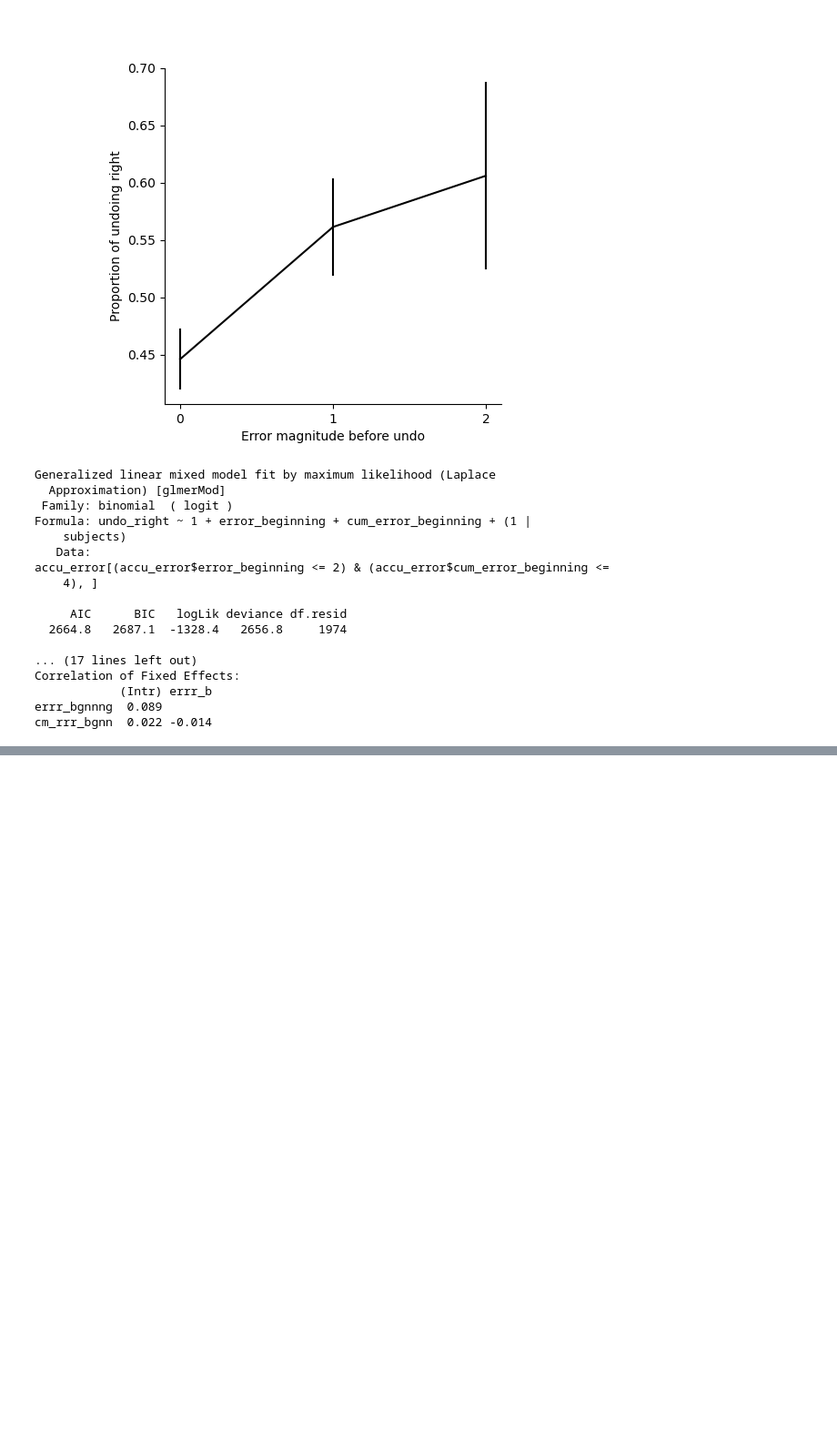
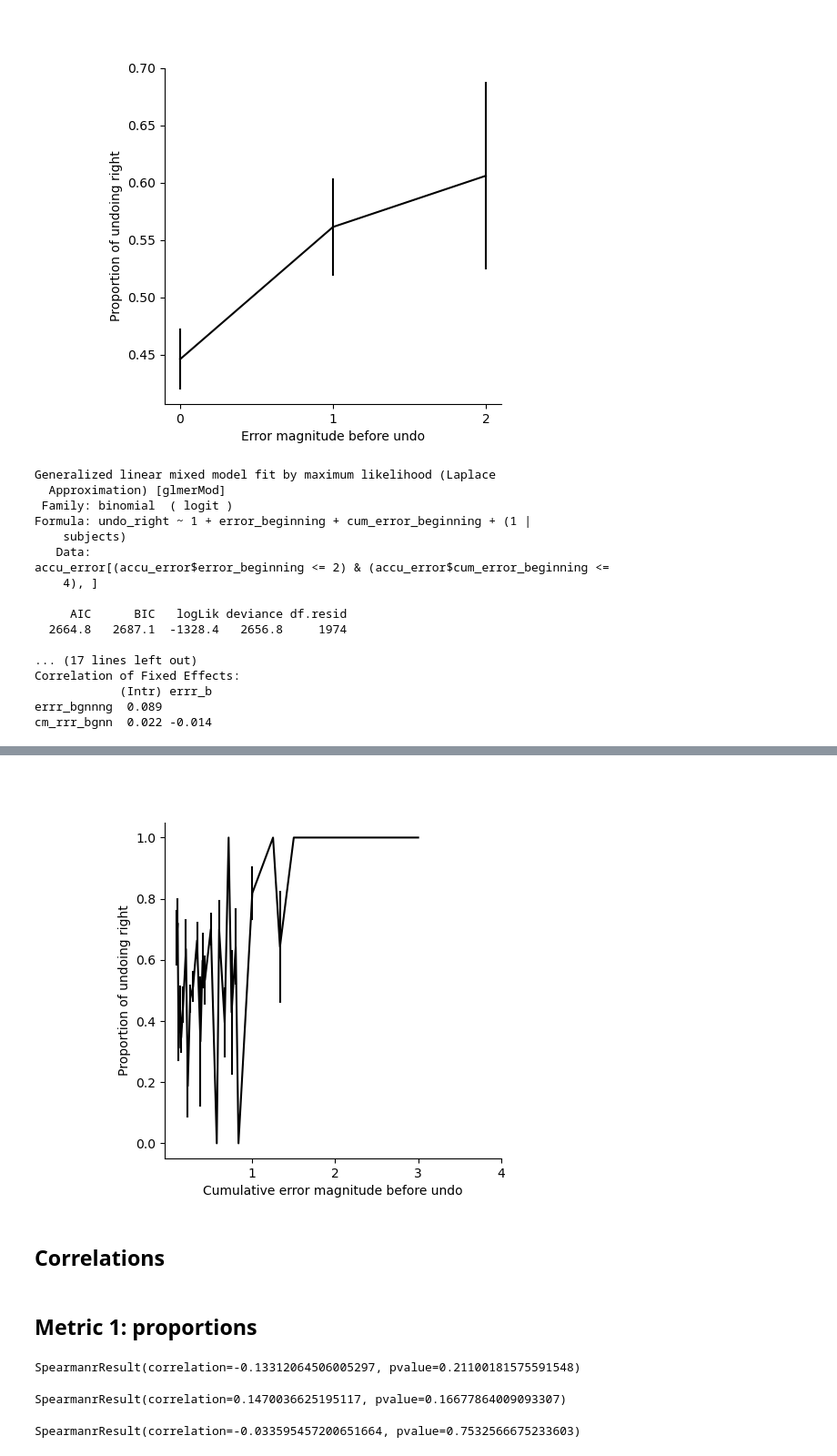
Before and after one commit to sherrybao222/Road_Construction, a Jupyter notebook: analysis/online_2022/final_figures.ipynb, the cells around one changed output, grey strips where cells are left out. Shown at 91% size. Cells and saved outputs as stored; diff of their text form; code cells hidden in the pictures; blank space fills up the shorter version.

```diff
--- a/analysis/online_2022/final_figures.ipynb
+++ b/analysis/online_2022/final_figures.ipynb
@@ -2174,7 +2225,7 @@ print(p1)
 # %% [markdown]
 ## Proportion of different undo result
 # %%
-accu_error_3 = pd.DataFrame(columns = ['subjects','puzzleID','cum_error_beginning','error_beginning','category'])
+accu_error_3 = pd.DataFrame(columns = ['subjects','puzzleID','cum_error_beginning','error_beginning','error_rate_beginning','category'])
 
 for sub in range(100):
     dat_sbj  = sc_data_choice_level[sc_data_choice_level['subjects']==sub].sort_values(["puzzleID","index_copy"]) # here the index is original index in data_choice_level
@@ -2182,6 +2233,7 @@ for sub in range(100):
 
         cum_error_beginning_list = []
         error_beginning_list = []
+        error_rate_beginning_list = []
 
         dat_sbj_pzi = dat_sbj[dat_sbj['puzzleID'] == pzi].reset_index()
 
@@ -2201,6 +2253,8 @@ for sub in range(100):
                 cum_error_beginning_list.append(cum_error_beginning)
                 error_beginning = dat_sbj_pzi.loc[x-j-1,"severityOfErrors"]
                 error_beginning_list.append(error_beginning)
+                error_rate_beginning = dat_sbj_pzi.loc[x-j-1,"error_rate"]
+                error_rate_beginning_list.append(error_rate_beginning)
 
         # cumulative error at undo terminal
         df_undoTarget = dat_sbj_pzi.loc[lastUndo_idx_nostart,:]
@@ -2224,12 +2278,13 @@ for sub in range(100):
         if len(category) > 0:
             accu_error_3 = pd.concat([accu_error_3,pd.DataFrame({'subjects':sub,'puzzleID':pzi,
                                                                  'cum_error_beginning':cum_error_beginning_list,'error_beginning':error_beginning_list,
+                                                                    'error_rate_beginning':error_rate_beginning_list,
                                                                  'category':category})])
 
 accu_error_3["terminal"] = "notstart"
 # %%
 # create empty dataframe
-accu_error_2 = pd.DataFrame(columns = ['subjects','puzzleID','cum_error_beginning','error_beginning','category'])
+accu_error_2 = pd.DataFrame(columns = ['subjects','puzzleID','cum_error_beginning','error_beginning','error_rate_beginning','category'])
 
 for sub in range(100):
     dat_sbj  = sc_data_choice_level.loc[(sc_data_choice_level['subjects']==sub),:].sort_values(["puzzleID","index_copy"])
@@ -2237,6 +2292,7 @@ for sub in range(100):
 
         cum_error_beginning_list = []
         error_beginning_list = []
+        error_rate_beginning_list = []
 
         dat_sbj_pzi = dat_sbj.loc[(dat_sbj['puzzleID'] == pzi),:].reset_index()
 
@@ -2257,6 +2313,8 @@ for sub in range(100):
                 cum_error_beginning_list.append(cum_error_beginning)
                 error_beginning = dat_sbj_pzi.loc[x-j-1,"severityOfErrors"]
                 error_beginning_list.append(error_beginning)
+                error_rate_beginning = dat_sbj_pzi.loc[x-j-1,"error_rate"]
+                error_rate_beginning_list.append(error_rate_beginning)
 
         # cumulative error at undo terminal
         df_undoTarget = dat_sbj_pzi.loc[lastUndo_idx_start,:]
@@ -2275,7 +2333,10 @@ for sub in range(100):
 
         # if category is not empty, add it to an empty dataframe
         if len(category) > 0:
-            accu_error_2 = pd.concat([accu_error_2,pd.DataFrame({'subjects':sub,'puzzleID':pzi,'cum_error_beginning':cum_error_beginning_list,'error_beginning':error_beginning_list,'category':category})])
+            accu_error_2 = pd.concat([accu_error_2,pd.DataFrame({'subjects':sub,'puzzleID':pzi,
+                                                                 'cum_error_beginning':cum_error_beginning_list,'error_beginning':error_beginning_list,
+                                                                    'error_rate_beginning':error_rate_beginning_list,
+                                                                 'category':category})])
 
 accu_error_2["terminal"] = "start"
 # %%
@@ -2466,0 +2544,3 @@ cm_rrr_bgnn  0.022 -0.014
+# %%
+undo_right_sub = accu_error.groupby(['subjects','error_rate_beginning'])['undo_right'].mean().reset_index()
+undo_right_sub.groupby(['error_rate_beginning'])['undo_right'].count()
@@ -2466,0 +2565,48 @@ cm_rrr_bgnn  0.022 -0.014
+# %%
+%matplotlib widget
+fig, axs = plt.subplots(1, 1)
+
+sns.lineplot(x='error_rate_beginning', y='undo_right',
+                data = undo_right_sub,
+                color = 'black', #'#8da0cb'
+                err_style = "bars",
+                errorbar = "se")
+
+axs.set_xticks([1,2,3,4])
+#axs.set_ylim(0,0.15)
+
+axs.set(xlabel='Cumulative error magnitude before undo', ylabel='Proportion of undoing right')
+axs.set_aspect(1/axs.get_data_ratio())
+plt.show()
+fig.savefig(out_dir+'undo_right_cumulative_errorrate.png', dpi=300, bbox_inches='tight')
+# %% [output]
+[figure, added]
+# %% [markdown]
+## Correlations
+# %% [markdown]
+## Metric 1: proportions
+# %%
+score = puzzleID_order_data[puzzleID_order_data['condition']==0].groupby(['subjects'])['sumSeverityErrors'].mean()
+undo_right_prop = accu_error.groupby(['subjects'])['undo_right'].mean()
+
+# only keep subjects who have both scores
+score = score[score.index.isin(undo_right_prop.index)]
+
+spearmanr(score, undo_right_prop)
+# %% [output]
+SpearmanrResult(correlation=-0.13312064506005297, pvalue=0.21100181575591548)
+# %%
+score = puzzleID_order_data[puzzleID_order_data['condition']==0].groupby(['subjects'])['sumSeverityErrors'].mean()
+undo_few_prop = accu_error.groupby(['subjects'])['undo_too_few'].mean()
+
+# only keep subjects who have both scores
+score = score[score.index.isin(undo_few_prop.index)]
+
+spearmanr(score, undo_few_prop)
+# %% [output]
+SpearmanrResult(correlation=0.1470036625195117, pvalue=0.16677864009093307)
+# %%
+balanced_accuracy = balanced_accuracy[balanced_accuracy.index.isin(undo_right_prop.index)]
+spearmanr(balanced_accuracy, undo_right_prop)
+# %% [output]
+SpearmanrResult(correlation=-0.033595457200651664, pvalue=0.7532566675233603)
```
Also changed, not shown: parts of 28 cells of this notebook.
